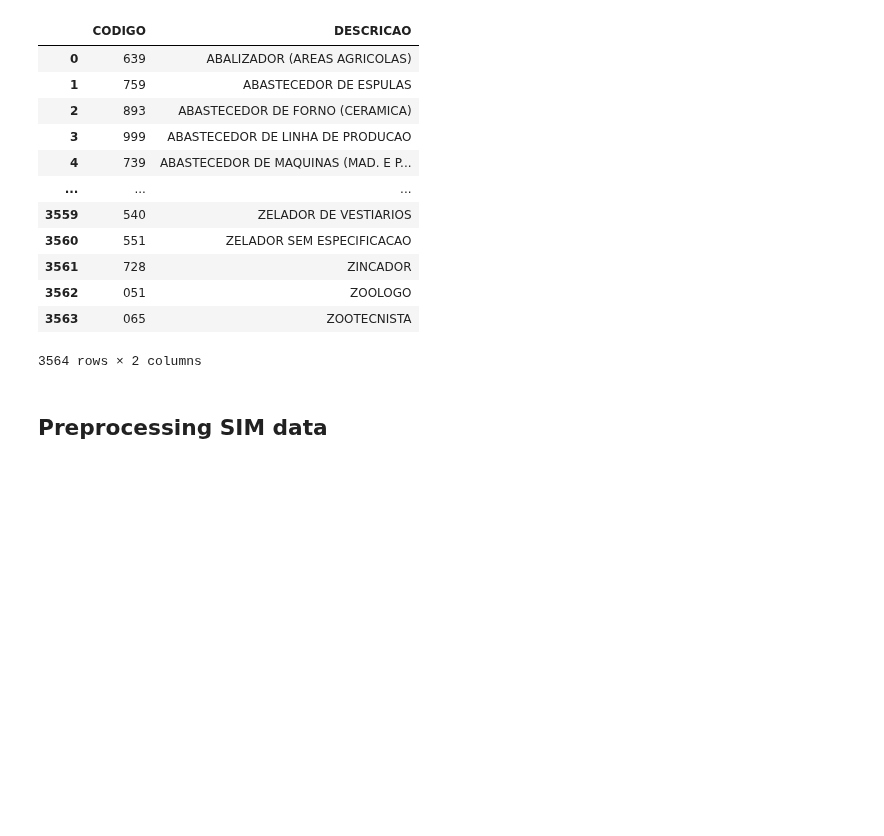
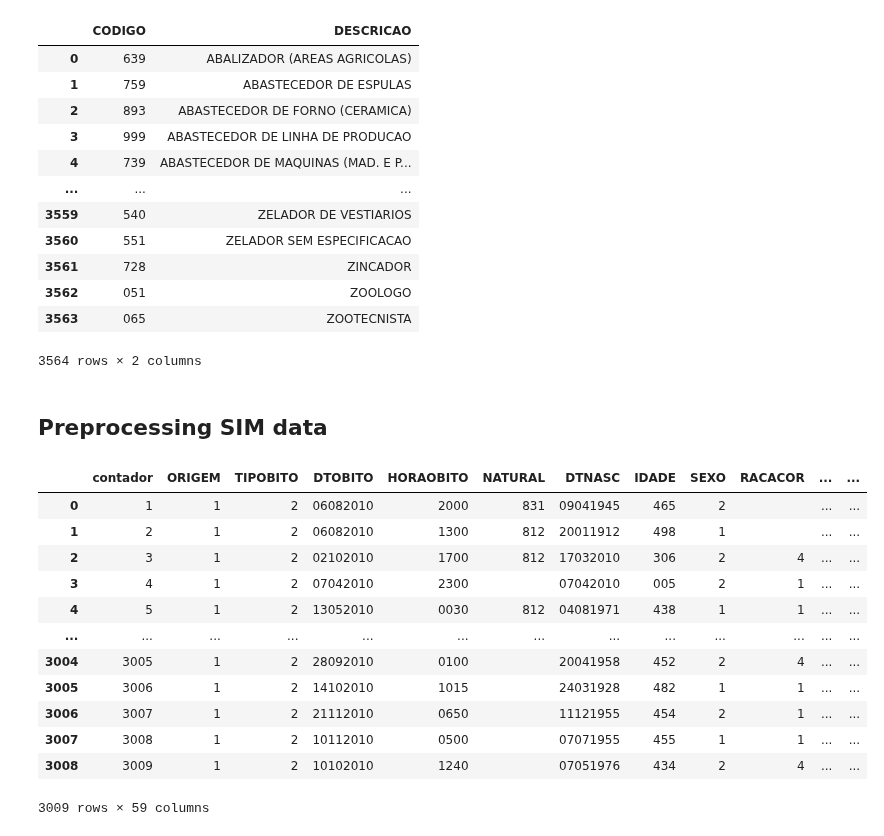
Before and after one commit to AlertaDengue/PySUS, a Jupyter notebook: docs/source/tutorials/Preprocessing SIM.ipynb, the cells around one changed output. Saved outputs shown, nothing was run; the diff lists cells and outputs as text; code cells hidden in the pictures; blank space fills up the shorter version.

```diff
--- a/docs/source/tutorials/Preprocessing SIM.ipynb
+++ b/docs/source/tutorials/Preprocessing SIM.ipynb
@@ -85,10 +85,26 @@ get_ocupations()
 # %% [markdown]
 ## Preprocessing SIM data
 # %%
-#from pysus.online_data import SIM, parquets_to_dataframe
-#from pysus.preprocessing.decoders import translate_variables_SIM
-#from pysus.preprocessing.SIM import group_and_count, redistribute_missing, redistribute_cid_chapter
+from pysus.ftp.databases.sim import SIM
+from pysus.preprocessing.decoders import translate_variables_SIM
+from pysus.preprocessing.SIM import group_and_count, redistribute_missing, redistribute_cid_chapter
+
+sim = SIM().load()
 # %%
-#df = parquets_to_dataframe(SIM.download("CID10",'ac',2010))
-#df
+df = sim.download(sim.get_files("CID10",'ac',2010)).to_dataframe()
+df
+# %% [output]
+|  | contador | ORIGEM | TIPOBITO | DTOBITO | HORAOBITO | NATURAL | DTNASC | IDADE | SEXO | RACACOR | ... | ... |
+| 0 | 1 | 1 | 2 | 06082010 | 2000 | 831 | 09041945 | 465 | 2 |  | ... | ... |
+| 1 | 2 | 1 | 2 | 06082010 | 1300 | 812 | 20011912 | 498 | 1 |  | ... | ... |
+| 2 | 3 | 1 | 2 | 02102010 | 1700 | 812 | 17032010 | 306 | 2 | 4 | ... | ... |
+| 3 | 4 | 1 | 2 | 07042010 | 2300 |  | 07042010 | 005 | 2 | 1 | ... | ... |
+| 4 | 5 | 1 | 2 | 13052010 | 0030 | 812 | 04081971 | 438 | 1 | 1 | ... | ... |
+| ... | ... | ... | ... | ... | ... | ... | ... | ... | ... | ... | ... | ... |
+| 3004 | 3005 | 1 | 2 | 28092010 | 0100 |  | 20041958 | 452 | 2 | 4 | ... | ... |
+| 3005 | 3006 | 1 | 2 | 14102010 | 1015 |  | 24031928 | 482 | 1 | 1 | ... | ... |
+| 3006 | 3007 | 1 | 2 | 21112010 | 0650 |  | 11121955 | 454 | 2 | 1 | ... | ... |
+| 3007 | 3008 | 1 | 2 | 10112010 | 0500 |  | 07071955 | 455 | 1 | 1 | ... | ... |
+| 3008 | 3009 | 1 | 2 | 10102010 | 1240 |  | 07051976 | 434 | 2 | 4 | ... | ... |
+3009 rows × 59 columns
 # %%
```
Also changed, not shown: parts of 5 cells of this notebook, 5 other files.
